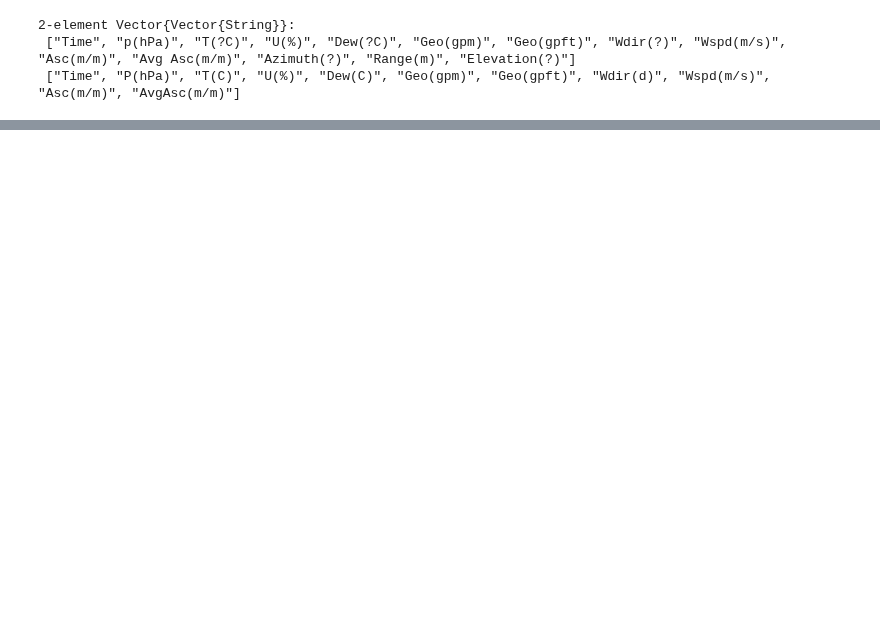
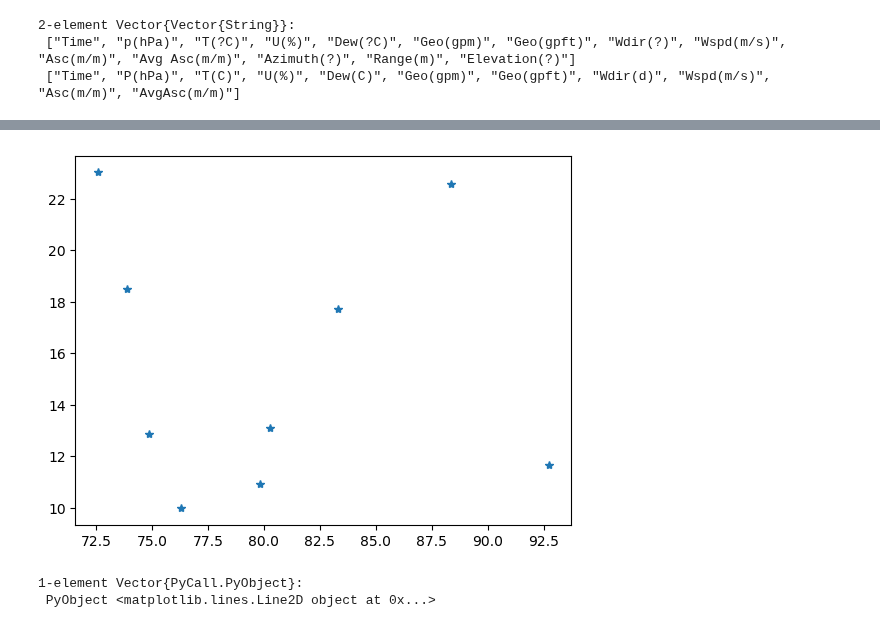
Before and after one commit to deszoeke/ASTRAL-soundings, a Jupyter notebook: src/read_imd_txt.ipynb, the cells around one changed output, grey strips where cells are left out. Drawn from its saved outputs; the diff is of its cells as text; code cells hidden in the pictures; blank space fills up the shorter version.

```diff
--- a/src/read_imd_txt.ipynb
+++ b/src/read_imd_txt.ipynb
@@ -424,0 +443,14 @@ end
+# %%
+# station locations
+# station, lat, lon
+Loc = [
+  [ "Ahmedabad", 23.03, 72.58],
+  [ "Chennai", 13+(4+57/60)/60, 80+(16+30/60)/60 ],
+  [ "Karaikal", 10.93, 79.83 ],
+  [ "Kochi", 9.97, 76.28 ],
+  [ "Kolkata", 22+(34+3/60)/60, 88+(22+12/60)/60 ],
+  [ "Mangalore", 12+(52+5/60)/60, 74+(50+33/60)/60 ],
+  [ "Port Blair", 11+(40+6/60)/60, 92+(44+16/60)/60 ],
+  [ "Pune", 18+(31+13/60)/60, 73+(51+24/60)/60 ],
+  [ "Visakhapatnam", 17+(42+15/60)/60, 83+(17+52/60)/60 ]
+      ]
@@ -424,0 +468,6 @@ end
+# %%
+plot( map(l -> l[3], Loc), map(l -> l[2], Loc), linestyle="", marker="*")
+# %% [output]
+[figure, added]
+1-element Vector{PyCall.PyObject}:
+ PyObject <matplotlib.lines.Line2D object at 0x...>
```
Also changed, not shown: parts of 18 cells of this notebook, 10 other files.
